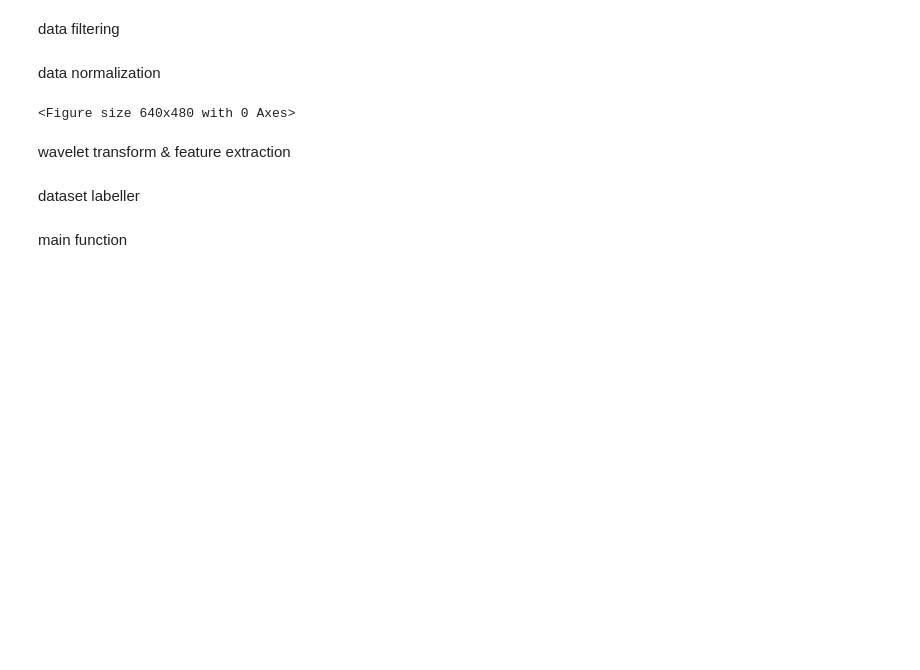
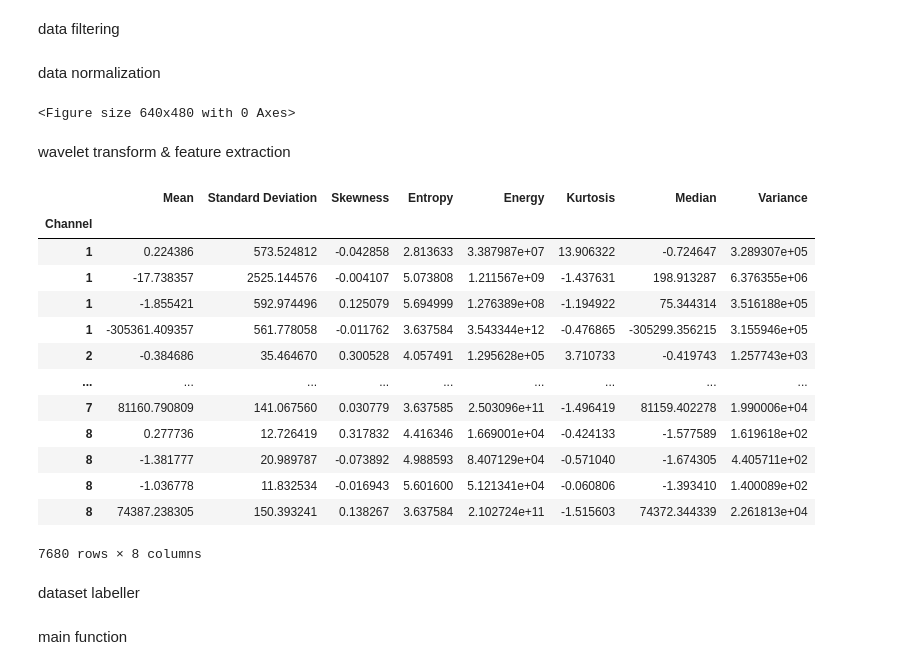
Before and after one commit to aryankotru/MINERVA, a Jupyter notebook: MINERVA_Preprocessing_Unit.ipynb, the cells around one changed output. Saved outputs shown, nothing was run; the diff lists cells and outputs as text; code cells hidden in the pictures; blank space fills up the shorter version.

```diff
--- a/MINERVA_Preprocessing_Unit.ipynb
+++ b/MINERVA_Preprocessing_Unit.ipynb
@@ -138,2 +176,19 @@ for n in range(7):
+# %%
+def calc_entropy(coeffs):
+  p_data = coeffs.value_counts()           # counts occurrence of each value
+  p_data = data.value_counts()/sum(coeffs.value_counts().values)
+  entro = entropy(p_data)  # get entropy from counts
+  return entro
+
+def calculate_features(coeffs):
+    mean_val = np.mean(coeffs)
+    std_val = np.std(coeffs) #maybe try variance
+    skewness_val = skew(coeffs)
+    entropy_val = calc_entropy(np.abs(coeffs))
+    energy = np.sum(coeffs**2)
+    kurtosis_value = kurtosis(coeffs)
+    median_value = np.median(coeffs)
+    variance_value = np.var(coeffs)
+    return mean_val, std_val, skewness_val, entropy_val, energy, kurtosis_value, median_value, variance_value
 # %% [markdown]
 wavelet transform & feature extraction
@@ -183,3 +217,49 @@ def feature_generator(df, channel_names, epoch_len):
+# %%
+def alpha_feature_generator(df, channel_names, epoch_len):
+    num_epochs = int(len(df) / epoch_len)
+    all_features = []
+
+    for n in range(num_epochs):
+        for channel in channel_numbers:
+            data = df.iloc[n * epoch_len:(n + 1) * epoch_len, channel-1]
+            coeffs = pywt.wavedec(data, wavelet, level = 5)
+            """Frequency Bands:
+              The frequency range corresponding to each level is calculated. For a sampling frequency of 250 Hz, the levels correspond roughly to:
+              Level 1: 62.5 - 125 Hz
+              Level 2: 31.25 - 62.5 Hz
+              Level 3: 15.625 - 31.25 Hz
+              Level 4: 7.8125 - 15.625 Hz
+              Approximation: 0 - 7.8125 Hz
+              The alpha band (8-13 Hz) lies within Level 4."""
+            for i, coeff in enumerate(coeffs[3:], 1):
+                #print(i)
+                #print("hello")
+                features = calculate_features(coeff)
+                all_features.append([channel] + list(features))
+            features = calculate_features(coeffs[0])
+            all_features.append([channel] + list(features))
+
+    feature_df = pd.DataFrame(all_features, columns=['Channel'] + feature_names)
+    feature_df.set_index('Channel', inplace=True)
+
+    return feature_df
+
+alpha_feature_generator(df, channel_names, 710)
+# %% [output]
+|  | Mean | Standard Deviation | Skewness | Entropy | Energy | Kurtosis | Median | Variance |
+| Channel |  |  |  |  |  |  |  |  |
+| 1 | 0.224386 | 573.524812 | -0.042858 | 2.813633 | 3.387987e+07 | 13.906322 | -0.724647 | 3.289307e+05 |
+| 1 | -17.738357 | 2525.144576 | -0.004107 | 5.073808 | 1.211567e+09 | -1.437631 | 198.913287 | 6.376355e+06 |
+| 1 | -1.855421 | 592.974496 | 0.125079 | 5.694999 | 1.276389e+08 | -1.194922 | 75.344314 | 3.516188e+05 |
+| 1 | -305361.409357 | 561.778058 | -0.011762 | 3.637584 | 3.543344e+12 | -0.476865 | -305299.356215 | 3.155946e+05 |
+| 2 | -0.384686 | 35.464670 | 0.300528 | 4.057491 | 1.295628e+05 | 3.710733 | -0.419743 | 1.257743e+03 |
+| ... | ... | ... | ... | ... | ... | ... | ... | ... |
+| 7 | 81160.790809 | 141.067560 | 0.030779 | 3.637585 | 2.503096e+11 | -1.496419 | 81159.402278 | 1.990006e+04 |
+| 8 | 0.277736 | 12.726419 | 0.317832 | 4.416346 | 1.669001e+04 | -0.424133 | -1.577589 | 1.619618e+02 |
+| 8 | -1.381777 | 20.989787 | -0.073892 | 4.988593 | 8.407129e+04 | -0.571040 | -1.674305 | 4.405711e+02 |
+| 8 | -1.036778 | 11.832534 | -0.016943 | 5.601600 | 5.121341e+04 | -0.060806 | -1.393410 | 1.400089e+02 |
+| 8 | 74387.238305 | 150.393241 | 0.138267 | 3.637584 | 2.102724e+11 | -1.515603 | 74372.344339 | 2.261813e+04 |
+7680 rows × 8 columns
 # %% [markdown]
 dataset labeller
 # %%
```
Also changed, not shown: parts of 26 cells of this notebook.
